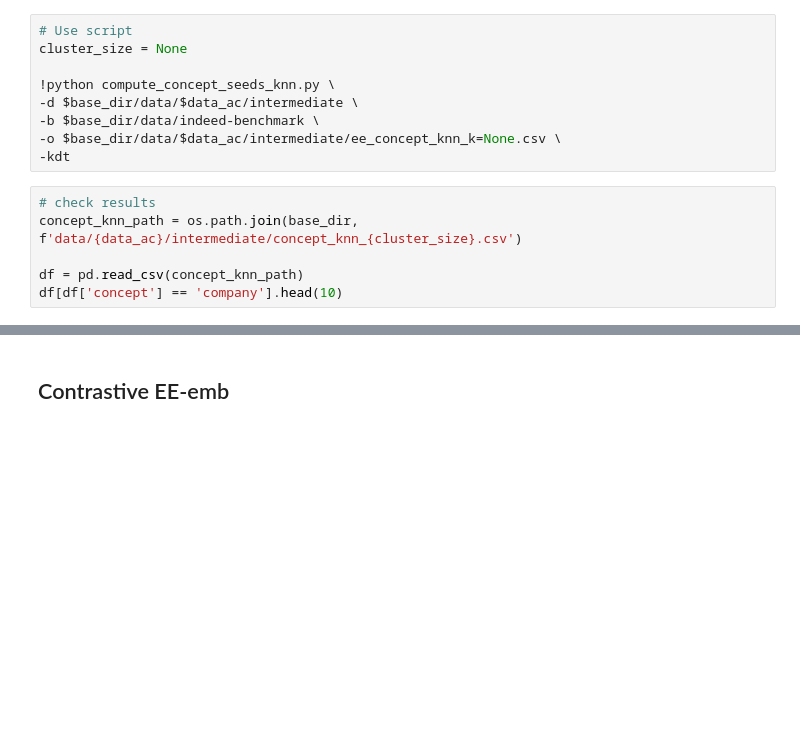
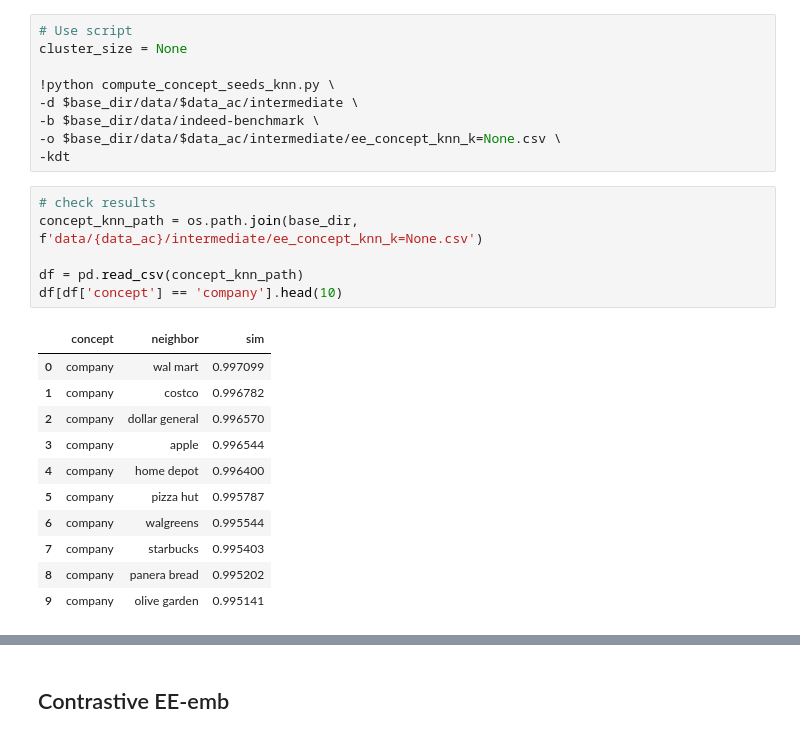
Before and after one commit to megagonlabs/eseBench, a Jupyter notebook: src/kb_toolkit/KBExtract-2.ipynb, the cells around one changed output, grey strips where cells are left out. Cells and saved outputs as stored; diff of their text form; blank space fills up the shorter version.

```diff
--- a/src/kb_toolkit/KBExtract-2.ipynb
+++ b/src/kb_toolkit/KBExtract-2.ipynb
@@ -331,10 +335,22 @@ cluster_size = None
 -kdt
 # %%
 # check results
-concept_knn_path = os.path.join(base_dir, f'data/{data_ac}/intermediate/concept_knn_{cluster_size}.csv')
+concept_knn_path = os.path.join(base_dir, f'data/{data_ac}/intermediate/ee_concept_knn_k=None.csv')
 
 df = pd.read_csv(concept_knn_path)
 df[df['concept'] == 'company'].head(10)
+# %% [output]
+|  | concept | neighbor | sim |
+| 0 | company | wal mart | 0.997099 |
+| 1 | company | costco | 0.996782 |
+| 2 | company | dollar general | 0.996570 |
+| 3 | company | apple | 0.996544 |
+| 4 | company | home depot | 0.996400 |
+| 5 | company | pizza hut | 0.995787 |
+| 6 | company | walgreens | 0.995544 |
+| 7 | company | starbucks | 0.995403 |
+| 8 | company | panera bread | 0.995202 |
+| 9 | company | olive garden | 0.995141 |
 # %%
 df = pd.read_csv(concept_knn_path)
 df[df['concept'] == 'pay_schedule'].head(10)
```
Also changed, not shown: parts of 54 cells of this notebook, 6 other files.
